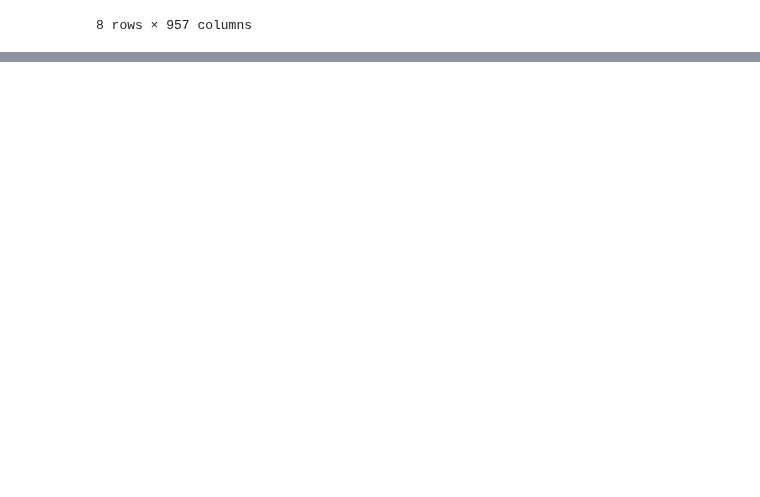
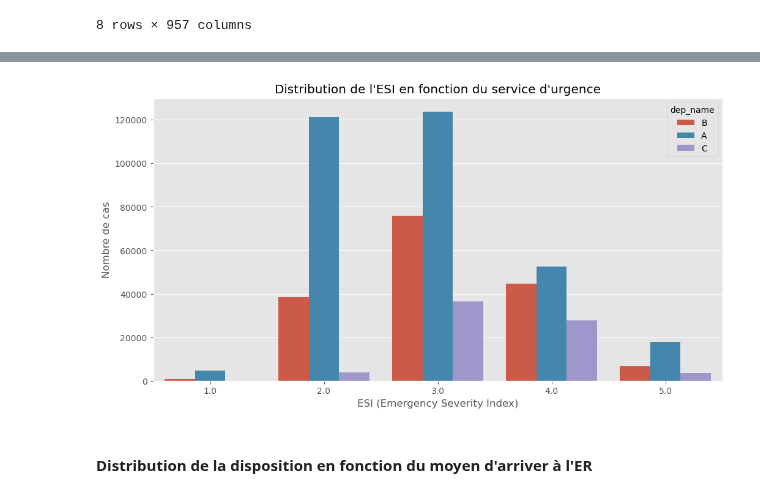
Before and after one commit to Mawbhe/Predicting-hospital-admission, a Jupyter notebook: main.ipynb, the cells around one changed output, grey strips where cells are left out. Drawn from its saved outputs; the diff is of its cells as text; code cells hidden in the pictures; blank space fills up the shorter version.

```diff
--- a/main.ipynb
+++ b/main.ipynb
@@ -104,0 +105,4 @@ cc_wristpain
+# %%
+demo = data[["disposition","age","gender","ethnicity","race","lang","religion","maritalstatus","employstatus","insurance_status"]]
+trieval = data[["disposition","dep_name","arrivalmode","arrivalmonth","arrivalday","arrivalhour_bin","triage_vital_hr","triage_vital_sbp","triage_vital_dbp","triage_vital_rr","triage_vital_o2","triage_vital_o2_device","triage_vital_temp","esi"]]
+chief_comp= data[["esi", "disposition","cc_abdominaldistention","cc_abdominalpain","cc_abdominalpainpregnant","cc_abnormallab","cc_abscess","cc_addictionproblem","cc_agitation","cc_alcoholintoxication","cc_alcoholproblem","cc_allergicreaction","cc_alteredmentalstatus","cc_animalbite","cc_ankleinjury","cc_anklepain","cc_anxiety","cc_arminjury","cc_armpain","cc_armswelling","cc_assaultvictim"]]
@@ -104,0 +300,11 @@ cc_wristpain
+# %%
+plt.figure(figsize=(12, 6))
+sns.countplot(x='esi', hue='dep_name', data=trieval)
+plt.title('Distribution de l\'ESI en fonction du service d\'urgence')
+plt.xlabel('ESI (Emergency Severity Index)')
+plt.ylabel('Nombre de cas')
+plt.show()
+# %% [output]
+[figure, added]
+# %% [markdown]
+#### Distribution de la disposition en fonction du moyen d'arriver à l'ER
```
Also changed, not shown: parts of 38 cells of this notebook, 1 other file.
